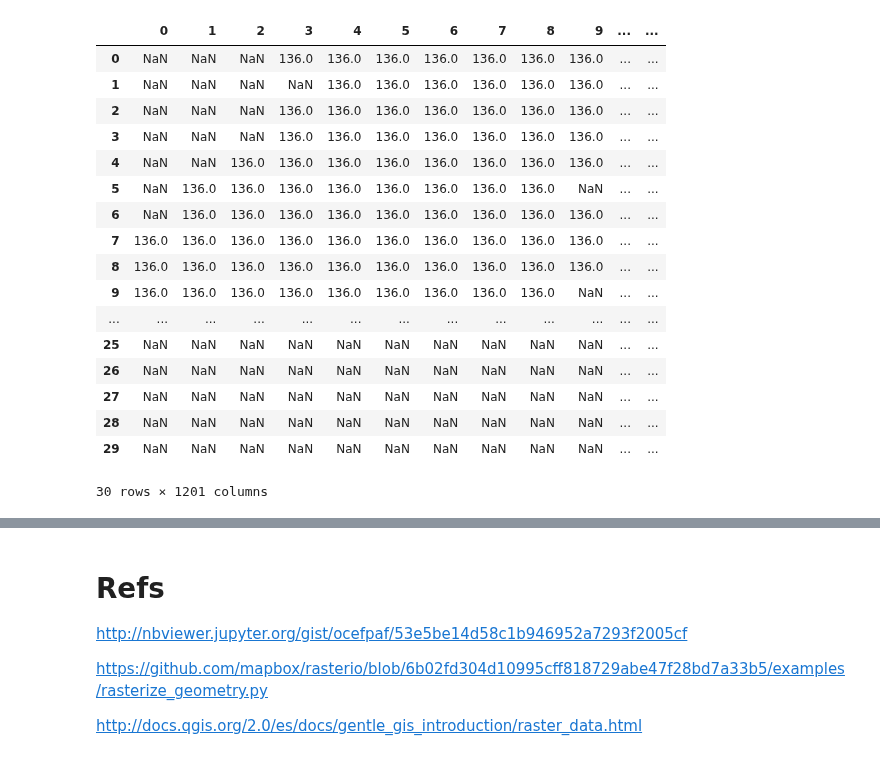
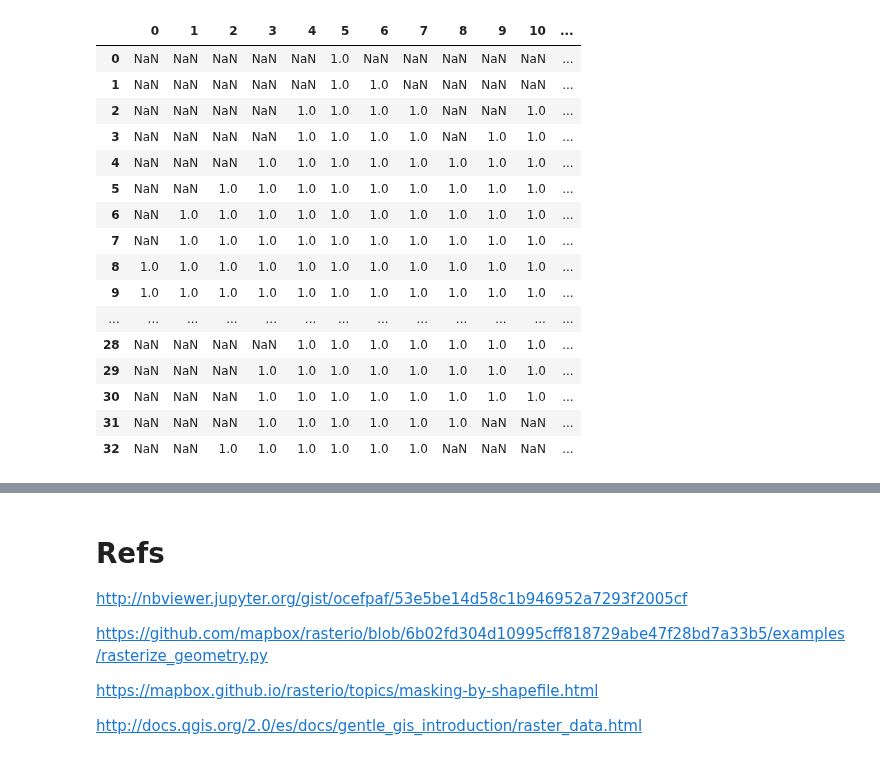
Before and after one commit to AlertaDengue/AlertaDengue, a Jupyter notebook: notebooks/rasterio-fiona.ipynb, the cells around one changed output, grey strips where cells are left out. Saved outputs shown, nothing was run; the diff lists cells and outputs as text; code cells hidden in the pictures.

```diff
--- a/notebooks/rasterio-fiona.ipynb
+++ b/notebooks/rasterio-fiona.ipynb
@@ -94,6 +170,11 @@ rgb_values
 # %%
-shapes = [
-    [(geometry['geometry'], color)]
-    for k, geometry in shp.items()
+features = [
+    [(feature['geometry'], color)]
+    for feature in shp
     for color in rgb_values
 ]
+print(
+    len(features),
+    features[0][0][0].keys(),
+    features[0][0][0]['type']
+)
@@ -111,4 +194,4 @@ raster_args = dict(
     all_touched=True
 )
 
-rasters = [rasterize(shape, **raster_args) for shape in shapes]
+rasters = [rasterize(feature, **raster_args) for feature in features]
@@ -214,8 +296,11 @@ src.close()
 # %%
 total = np.zeros(r.shape)
-for band in r, g, b:
-    plt.imshow(band)
+for i, band in enumerate([r, g, b]):
+
+    img_rgb = np.zeros((r.shape + (3,)), 'float64')
+
+    img_rgb[..., i] = band/255
+
+    plt.imshow(img_rgb, cmap="gnuplot", vmin=0., vmax=1.)
     plt.show()
-    total += band
-# total /= 4
 # %% [output]
@@ -233,0 +310,11 @@ plt.show()
+# %%
+img_rgb = np.zeros((r.shape + (3,)), 'float64')
+
+img_rgb[..., 0] = r/255
+img_rgb[..., 1] = g/255
+img_rgb[..., 2] = b/255
+
+print(img_rgb.shape)
+
+plt.imshow(img_rgb, cmap='gnuplot', vmin=0., vmax=1.)
+plt.show()
@@ -234,22 +324,22 @@ plt.show()
 # %%
 import pandas as pd
-pd.DataFrame(total/3)
+for i in range(3):
+    display(pd.DataFrame(img_rgb[:,:,i]))
 # %% [output]
-|  | 0 | 1 | 2 | 3 | 4 | 5 | 6 | 7 | 8 | 9 | ... | ... |
-| 0 | NaN | NaN | NaN | 136.0 | 136.0 | 136.0 | 136.0 | 136.0 | 136.0 | 136.0 | ... | ... |
-| 1 | NaN | NaN | NaN | NaN | 136.0 | 136.0 | 136.0 | 136.0 | 136.0 | 136.0 | ... | ... |
-| 2 | NaN | NaN | NaN | 136.0 | 136.0 | 136.0 | 136.0 | 136.0 | 136.0 | 136.0 | ... | ... |
-| 3 | NaN | NaN | NaN | 136.0 | 136.0 | 136.0 | 136.0 | 136.0 | 136.0 | 136.0 | ... | ... |
-| 4 | NaN | NaN | 136.0 | 136.0 | 136.0 | 136.0 | 136.0 | 136.0 | 136.0 | 136.0 | ... | ... |
-| 5 | NaN | 136.0 | 136.0 | 136.0 | 136.0 | 136.0 | 136.0 | 136.0 | 136.0 | NaN | ... | ... |
-| 6 | NaN | 136.0 | 136.0 | 136.0 | 136.0 | 136.0 | 136.0 | 136.0 | 136.0 | 136.0 | ... | ... |
-| 7 | 136.0 | 136.0 | 136.0 | 136.0 | 136.0 | 136.0 | 136.0 | 136.0 | 136.0 | 136.0 | ... | ... |
-| 8 | 136.0 | 136.0 | 136.0 | 136.0 | 136.0 | 136.0 | 136.0 | 136.0 | 136.0 | 136.0 | ... | ... |
-| 9 | 136.0 | 136.0 | 136.0 | 136.0 | 136.0 | 136.0 | 136.0 | 136.0 | 136.0 | NaN | ... | ... |
+|  | 0 | 1 | 2 | 3 | 4 | 5 | 6 | 7 | 8 | 9 | 10 | ... |
+| 0 | NaN | NaN | NaN | NaN | NaN | 1.0 | NaN | NaN | NaN | NaN | NaN | ... |
+| 1 | NaN | NaN | NaN | NaN | NaN | 1.0 | 1.0 | NaN | NaN | NaN | NaN | ... |
+| 2 | NaN | NaN | NaN | NaN | 1.0 | 1.0 | 1.0 | 1.0 | NaN | NaN | 1.0 | ... |
+| 3 | NaN | NaN | NaN | NaN | 1.0 | 1.0 | 1.0 | 1.0 | NaN | 1.0 | 1.0 | ... |
+| 4 | NaN | NaN | NaN | 1.0 | 1.0 | 1.0 | 1.0 | 1.0 | 1.0 | 1.0 | 1.0 | ... |
+| 5 | NaN | NaN | 1.0 | 1.0 | 1.0 | 1.0 | 1.0 | 1.0 | 1.0 | 1.0 | 1.0 | ... |
+| 6 | NaN | 1.0 | 1.0 | 1.0 | 1.0 | 1.0 | 1.0 | 1.0 | 1.0 | 1.0 | 1.0 | ... |
+| 7 | NaN | 1.0 | 1.0 | 1.0 | 1.0 | 1.0 | 1.0 | 1.0 | 1.0 | 1.0 | 1.0 | ... |
+| 8 | 1.0 | 1.0 | 1.0 | 1.0 | 1.0 | 1.0 | 1.0 | 1.0 | 1.0 | 1.0 | 1.0 | ... |
+| 9 | 1.0 | 1.0 | 1.0 | 1.0 | 1.0 | 1.0 | 1.0 | 1.0 | 1.0 | 1.0 | 1.0 | ... |
 | ... | ... | ... | ... | ... | ... | ... | ... | ... | ... | ... | ... | ... |
-| 25 | NaN | NaN | NaN | NaN | NaN | NaN | NaN | NaN | NaN | NaN | ... | ... |
-| 26 | NaN | NaN | NaN | NaN | NaN | NaN | NaN | NaN | NaN | NaN | ... | ... |
-| 27 | NaN | NaN | NaN | NaN | NaN | NaN | NaN | NaN | NaN | NaN | ... | ... |
-| 28 | NaN | NaN | NaN | NaN | NaN | NaN | NaN | NaN | NaN | NaN | ... | ... |
-| 29 | NaN | NaN | NaN | NaN | NaN | NaN | NaN | NaN | NaN | NaN | ... | ... |
+| 28 | NaN | NaN | NaN | NaN | 1.0 | 1.0 | 1.0 | 1.0 | 1.0 | 1.0 | 1.0 | ... |
+| 29 | NaN | NaN | NaN | 1.0 | 1.0 | 1.0 | 1.0 | 1.0 | 1.0 | 1.0 | 1.0 | ... |
+| 30 | NaN | NaN | NaN | 1.0 | 1.0 | 1.0 | 1.0 | 1.0 | 1.0 | 1.0 | 1.0 | ... |
+| 31 | NaN | NaN | NaN | 1.0 | 1.0 | 1.0 | 1.0 | 1.0 | 1.0 | NaN | NaN | ... |
+| 32 | NaN | NaN | 1.0 | 1.0 | 1.0 | 1.0 | 1.0 | 1.0 | NaN | NaN | NaN | ... |
-30 rows × 1201 columns
@@ -260,4 +384,6 @@ http://nbviewer.jupyter.org/gist/ocefpaf/53e5be14d58c1b946952a7293f2005cf
 
 https://github.com/mapbox/rasterio/blob/6b02fd304d10995cff818729abe47f28bd7a33b5/examples/rasterize_geometry.py
 
+https://mapbox.github.io/rasterio/topics/masking-by-shapefile.html
+
 http://docs.qgis.org/2.0/es/docs/gentle_gis_introduction/raster_data.html
```
Also changed, not shown: parts of 35 cells of this notebook, 1 other file.
